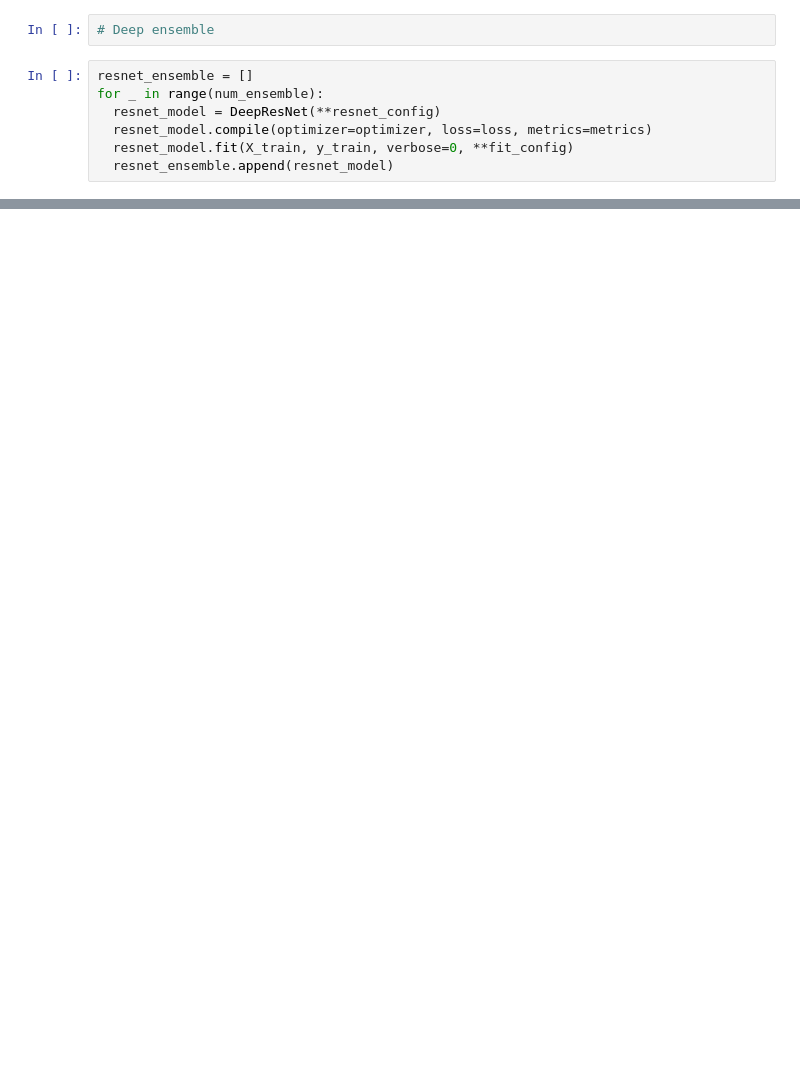
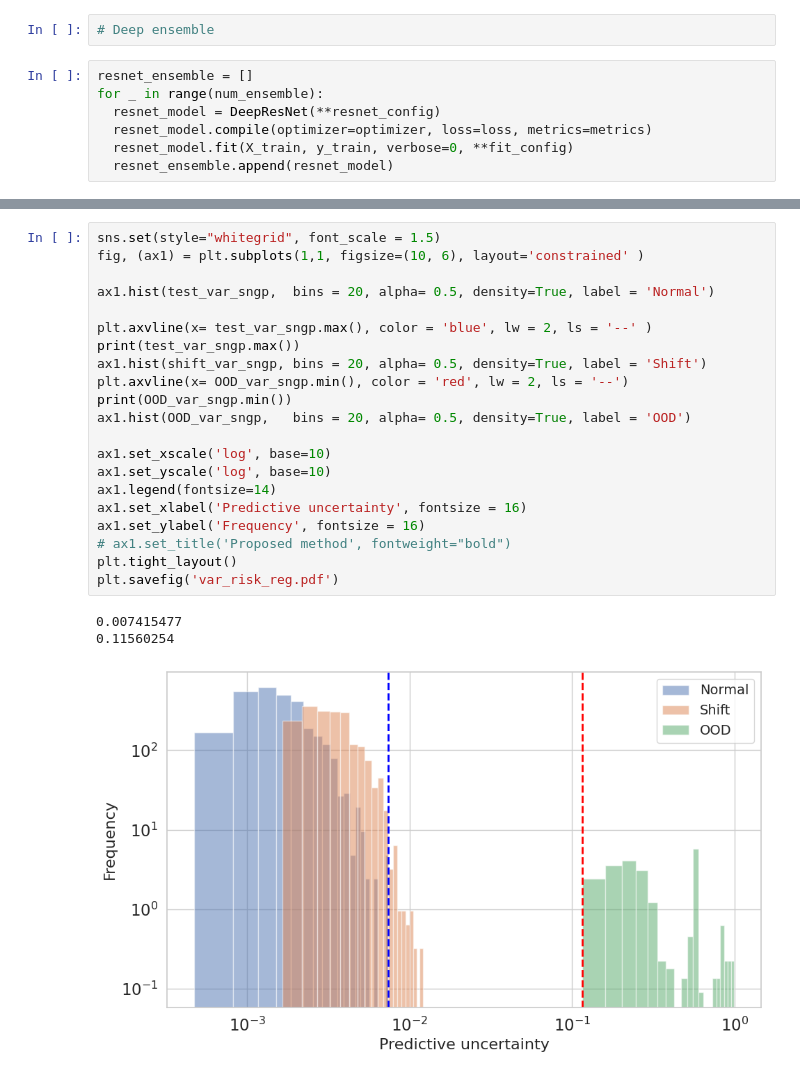
Before and after one commit to EricXue92/UQ, a Jupyter notebook: SNGP_Regression.ipynb, the cells around one changed output, grey strips where cells are left out. Drawn from its saved outputs; the diff is of its cells as text; blank space fills up the shorter version.

```diff
--- a/SNGP_Regression.ipynb
+++ b/SNGP_Regression.ipynb
@@ -469,0 +767,25 @@ std -- 0.040721651166677475
+# %%
+sns.set(style="whitegrid", font_scale = 1.5)
+fig, (ax1) = plt.subplots(1,1, figsize=(10, 6), layout='constrained' )
+
+ax1.hist(test_var_sngp,  bins = 20, alpha= 0.5, density=True, label = 'Normal')
+
+plt.axvline(x= test_var_sngp.max(), color = 'blue', lw = 2, ls = '--' )
+print(test_var_sngp.max())
+ax1.hist(shift_var_sngp, bins = 20, alpha= 0.5, density=True, label = 'Shift')
+plt.axvline(x= OOD_var_sngp.min(), color = 'red', lw = 2, ls = '--')
+print(OOD_var_sngp.min())
+ax1.hist(OOD_var_sngp,   bins = 20, alpha= 0.5, density=True, label = 'OOD')
+
+ax1.set_xscale('log', base=10)
+ax1.set_yscale('log', base=10)
+ax1.legend(fontsize=14)
+ax1.set_xlabel('Predictive uncertainty', fontsize = 16)
+ax1.set_ylabel('Frequency', fontsize = 16)
+# ax1.set_title('Proposed method', fontweight="bold")
+plt.tight_layout()
+plt.savefig('var_risk_reg.pdf')
+# %% [output]
+0.007415477
+0.11560254
+[figure, added]
```
Also changed, not shown: parts of 63 cells of this notebook.
